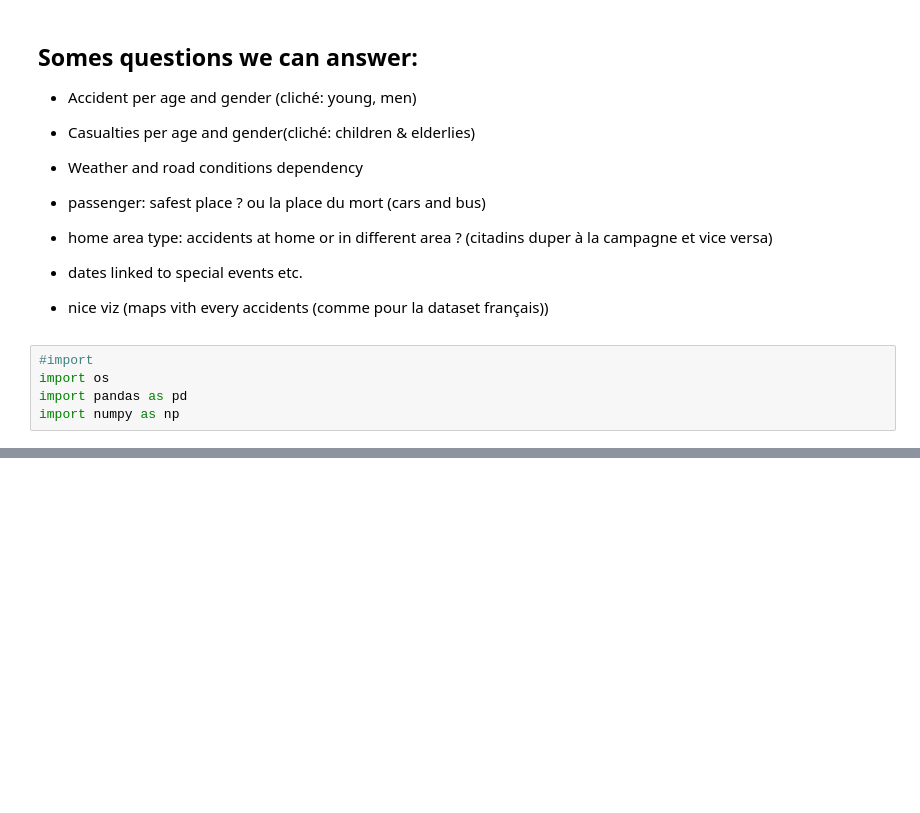
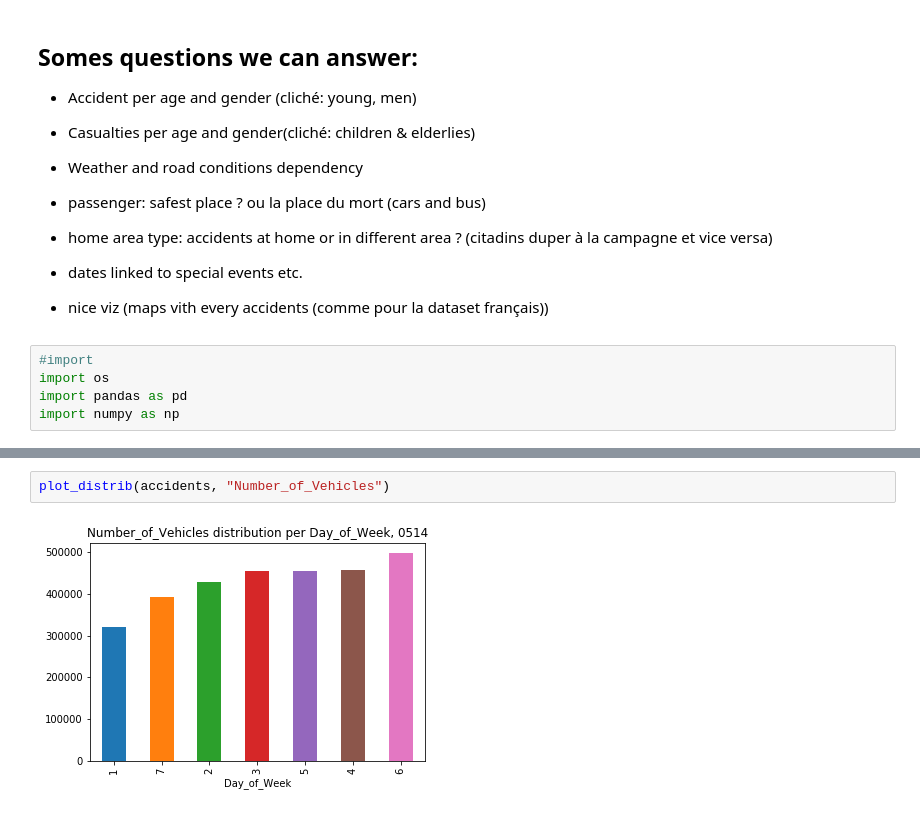
Before and after one commit to Eagleseb/survive-your-commuting, a Jupyter notebook: Milestone2.ipynb, the cells around one changed output, grey strips where cells are left out. Cells and saved outputs as stored; diff of their text form; blank space fills up the shorter version.

```diff
--- a/Milestone2.ipynb
+++ b/Milestone2.ipynb
@@ -49,0 +98,4 @@ Accidents0514.columns
+# %%
+plot_distrib(accidents, "Number_of_Vehicles")
+# %% [output]
+[figure, added]
```
Also changed, not shown: parts of 16 cells of this notebook, 1 other file.
